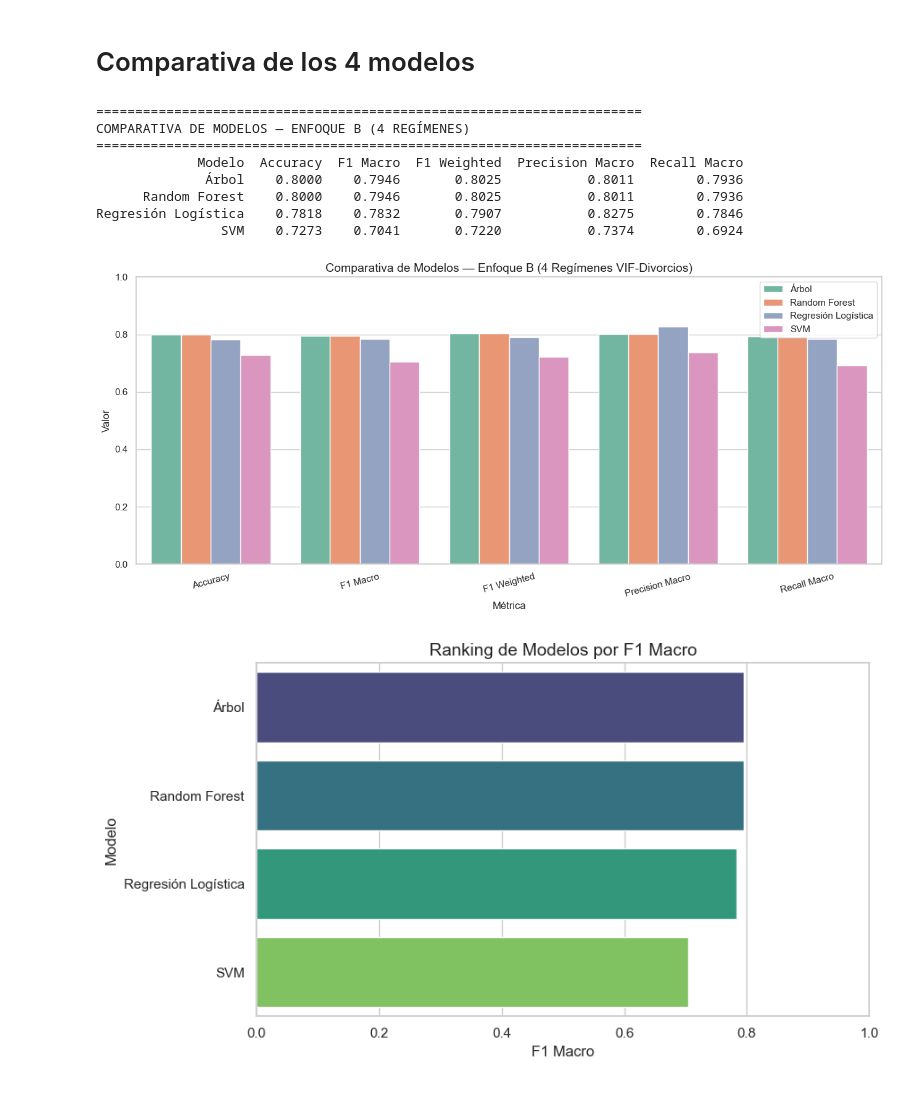
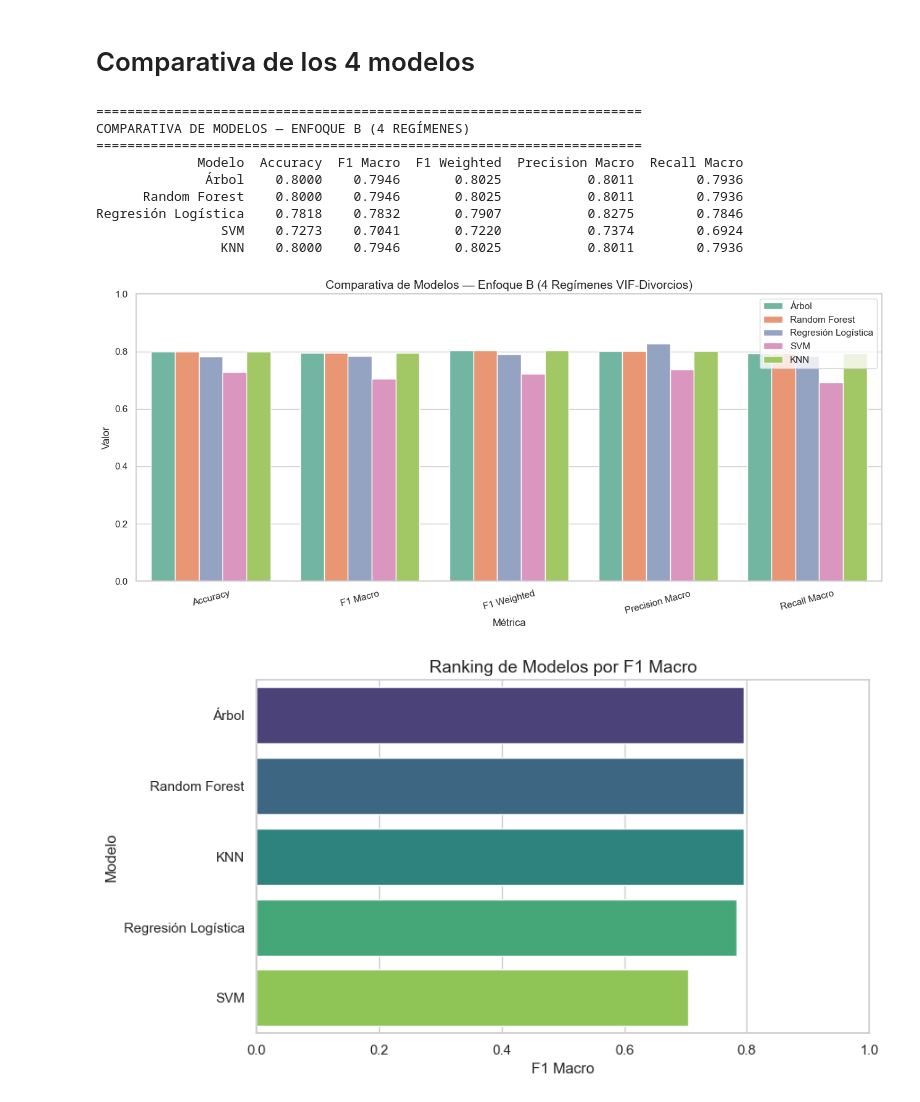
Before and after one commit to Vann06/MD_Proyecto1, a Jupyter notebook: Modelos_Predictivos/cuatrovariables_predictivas.ipynb, the cells around one changed output. Cells and saved outputs as stored; diff of their text form; code cells hidden in the pictures.

```diff
--- a/Modelos_Predictivos/cuatrovariables_predictivas.ipynb
+++ b/Modelos_Predictivos/cuatrovariables_predictivas.ipynb
@@ -1041,27 +1191,32 @@ Esta corrida queda lista para compararse con Árbol, Random Forest y Regresión
 # TABLA COMPARATIVA DE LOS 4 MODELOS
 # ============================================================
 resultados = pd.DataFrame({
-    'Modelo': ['Árbol', 'Random Forest', 'Regresión Logística', 'SVM'],
+    'Modelo': ['Árbol', 'Random Forest', 'Regresión Logística', 'SVM', 'KNN'],
     'Accuracy':        [accuracy_score(y_test, y_pred_dt),
                         accuracy_score(y_test, y_pred_rf),
                         accuracy_score(y_test, y_pred_lr),
-                        accuracy_score(y_test, y_pred_svm)],
+                        accuracy_score(y_test, y_pred_svm),
+                        accuracy_score(y_test, y_pred_knn)],
     'F1 Macro':        [f1_score(y_test, y_pred_dt, average='macro'),
                         f1_score(y_test, y_pred_rf, average='macro'),
                         f1_score(y_test, y_pred_lr, average='macro'),
-                        f1_score(y_test, y_pred_svm, average='macro')],
+                        f1_score(y_test, y_pred_svm, average='macro'),
+                        f1_score(y_test, y_pred_knn, average='macro')],
     'F1 Weighted':     [f1_score(y_test, y_pred_dt, average='weighted'),
                         f1_score(y_test, y_pred_rf, average='weighted'),
                         f1_score(y_test, y_pred_lr, average='weighted'),
-                        f1_score(y_test, y_pred_svm, average='weighted')],
+                        f1_score(y_test, y_pred_svm, average='weighted'),
+                        f1_score(y_test, y_pred_knn, average='weighted')],
     'Precision Macro': [precision_score(y_test, y_pred_dt, average='macro', zero_division=0),
                         precision_score(y_test, y_pred_rf, average='macro', zero_division=0),
                         precision_score(y_test, y_pred_lr, average='macro', zero_division=0),
-                        precision_score(y_test, y_pred_svm, average='macro', zero_division=0)],
+                        precision_score(y_test, y_pred_svm, average='macro', zero_division=0),
+                        precision_score(y_test, y_pred_knn, average='macro', zero_division=0)],
     'Recall Macro':    [recall_score(y_test, y_pred_dt, average='macro'),
                         recall_score(y_test, y_pred_rf, average='macro'),
                         recall_score(y_test, y_pred_lr, average='macro'),
-                        recall_score(y_test, y_pred_svm, average='macro')]
+                        recall_score(y_test, y_pred_svm, average='macro'),
+                        recall_score(y_test, y_pred_knn, average='macro')]
 }).round(4)
 
 print('=' * 70)
@@ -1071,32 +1226,33 @@ print(resultados.to_string(index=False))
 
 # Gráfico comparativo general
 resultados_melt = resultados.melt(id_vars='Modelo', var_name='Métrica', value_name='Valor')
 
 plt.figure(figsize=(13, 6))
 sns.barplot(data=resultados_melt, x='Métrica', y='Valor', hue='Modelo', palette='Set2')
 plt.title('Comparativa de Modelos — Enfoque B (4 Regímenes VIF-Divorcios)', fontsize=14)
 plt.ylim(0, 1)
 plt.xticks(rotation=15)
 plt.legend(loc='upper right')
 plt.tight_layout()
 plt.show()
 
 # Gráfico de ranking por F1 Macro
 resultados_f1 = resultados.sort_values('F1 Macro', ascending=False).copy()
 plt.figure(figsize=(9, 5))
 sns.barplot(data=resultados_f1, x='F1 Macro', y='Modelo', palette='viridis')
 plt.title('Ranking de Modelos por F1 Macro', fontsize=14)
 plt.xlim(0, 1)
 plt.tight_layout()
 plt.show()
 # %% [output]
 ======================================================================
 COMPARATIVA DE MODELOS — ENFOQUE B (4 REGÍMENES)
 ======================================================================
              Modelo  Accuracy  F1 Macro  F1 Weighted  Precision Macro  Recall Macro
               Árbol    0.8000    0.7946       0.8025           0.8011        0.7936
       Random Forest    0.8000    0.7946       0.8025           0.8011        0.7936
 Regresión Logística    0.7818    0.7832       0.7907           0.8275        0.7846
                 SVM    0.7273    0.7041       0.7220           0.7374        0.6924
+                KNN    0.8000    0.7946       0.8025           0.8011        0.7936
-[figure, old version]
+[figure, new version]
-[figure, old version]
+[figure, new version]
```
Also changed, not shown: parts of 8 cells of this notebook.
